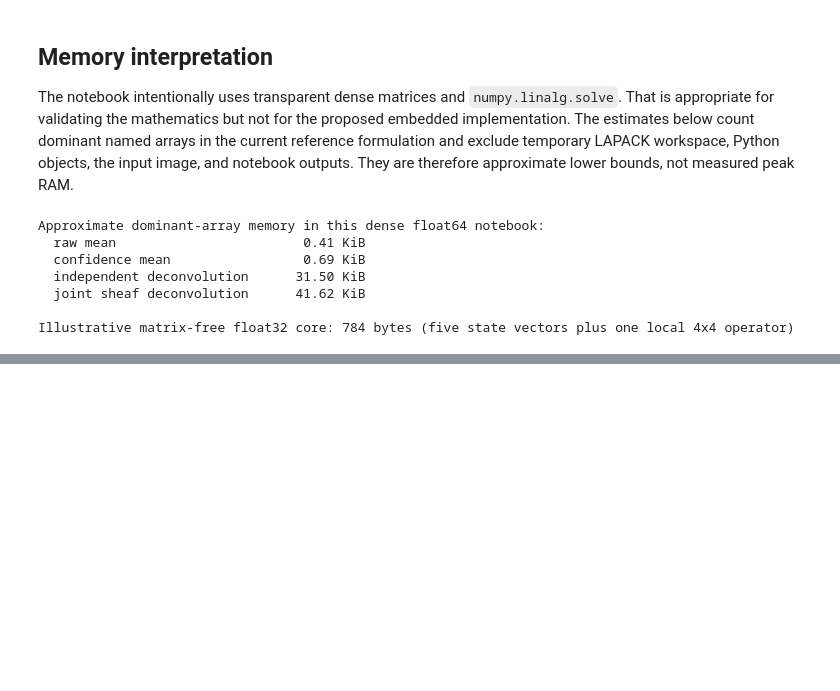
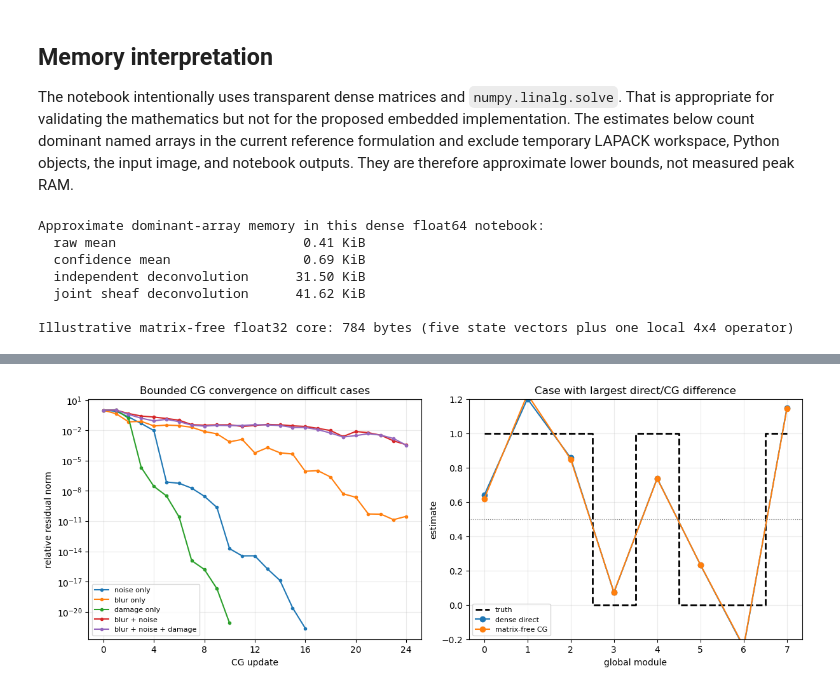
Before and after one commit to mikelandjelos/bayesian-barcode-restoration, a Jupyter notebook: research/notebooks/01_linear_cellular_sheaf.ipynb, the cells around one changed output, grey strips where cells are left out. Cells and saved outputs as stored; diff of their text form; code cells hidden in the pictures; blank space fills up the shorter version.

Commit message:
add matrix-free sheaf solver

```diff
--- a/research/notebooks/01_linear_cellular_sheaf.ipynb
+++ b/research/notebooks/01_linear_cellular_sheaf.ipynb
@@ -1209,0 +1454,46 @@ This notebook intentionally stops here. After review, the next decision is wheth
+# %%
+fig, axes = plt.subplots(1, 2, figsize=(12, 4.5), constrained_layout=True)
+gate6_diagnostic_histories = {}
+
+for profile_name, indices in gate5_selected_diagnostics:
+    blur_index, noise_index, damage_index, _ = indices
+    local_blur = local_blur_for_sigma(gate5_blur_levels[blur_index]).astype(np.float32)
+    local_confidence = windowize_scanlines(
+        scanline_confidence_for_damage(gate5_damage_widths[damage_index])
+    ).reshape(-1).astype(np.float32)
+    apply_operator = make_matrix_free_normal_operator(
+        local_blur, local_confidence,
+        np.float32(gate4_sheaf_strength), np.float32(tikhonov_strength),
+    )
+    observations = gate5_observations[indices].astype(np.float32)
+    right_hand_side = apply_local_observation_transpose(
+        local_confidence * observations, local_blur
+    )
+    _, solver_info = bounded_conjugate_gradient(
+        apply_operator, right_hand_side, gate6_iteration_budget
+    )
+    history = solver_info['relative_residual']
+    gate6_diagnostic_histories[profile_name] = history
+    axes[0].semilogy(np.arange(len(history)), history, marker='o', markersize=3, label=profile_name)
+
+axes[0].set(title='Bounded CG convergence on difficult cases', xlabel='CG update', ylabel='relative residual norm', xticks=np.arange(0, gate6_iteration_budget + 1, 4))
+axes[0].grid(alpha=0.25, which='both')
+axes[0].legend(fontsize=8)
+
+largest_difference_indices = np.unravel_index(
+    np.argmax(gate6_direct_max_difference), gate6_direct_max_difference.shape
+)
+largest_difference_truth = gate5_truths[largest_difference_indices]
+largest_difference_direct = gate5_estimates[(3,) + largest_difference_indices]
+largest_difference_matrix_free = gate6_estimates[largest_difference_indices]
+module_positions = np.arange(len(binary_truth))
+axes[1].step(module_positions, largest_difference_truth, where='mid', color='black', linestyle='--', linewidth=2, label='truth')
+axes[1].plot(module_positions, largest_difference_direct, 'o-', label='dense direct')
+axes[1].plot(module_positions, largest_difference_matrix_free, 'o-', label='matrix-free CG')
+axes[1].axhline(0.5, color='0.5', linewidth=0.8, linestyle=':')
+axes[1].set(title='Case with largest direct/CG difference', xlabel='global module', ylabel='estimate', xticks=module_positions, ylim=(-0.2, 1.2))
+axes[1].grid(alpha=0.25)
+axes[1].legend(fontsize=8)
+plt.show()
+# %% [output]
+[figure, added]
```
Also changed, not shown: parts of 7 cells of this notebook, 2 other files.
